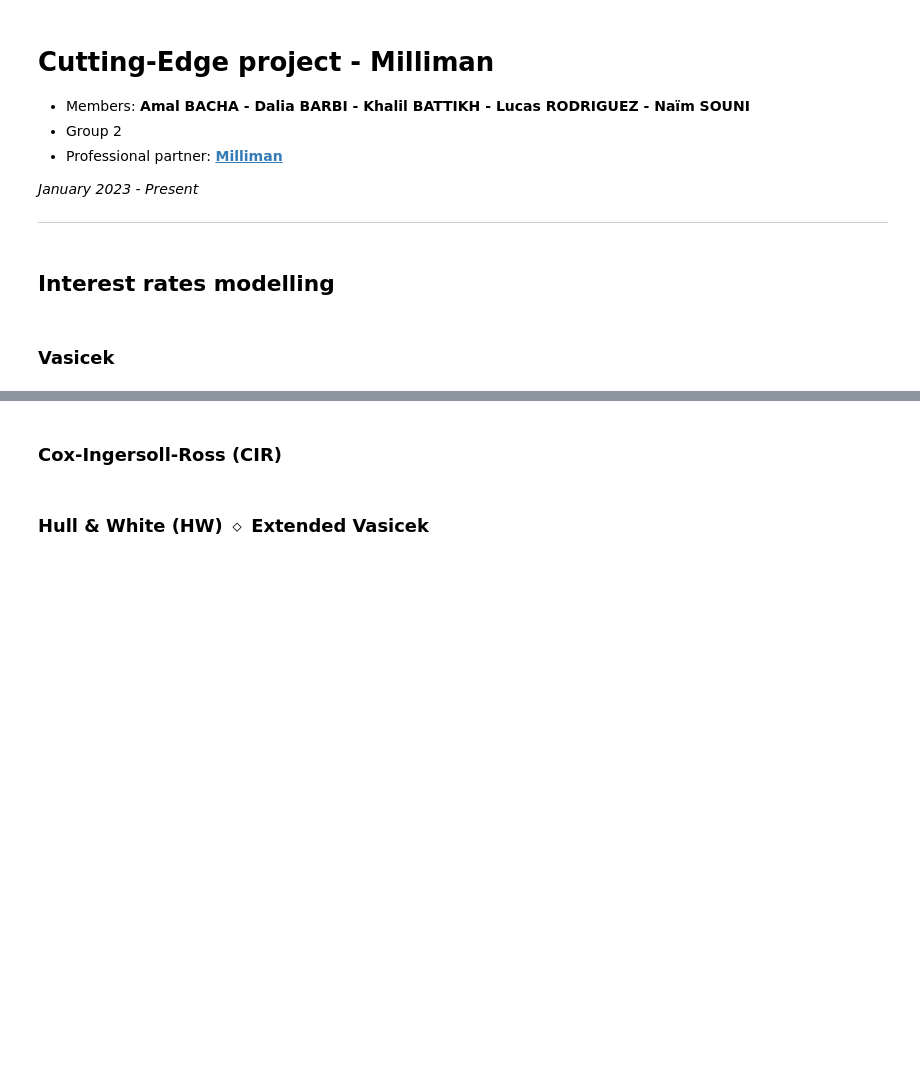
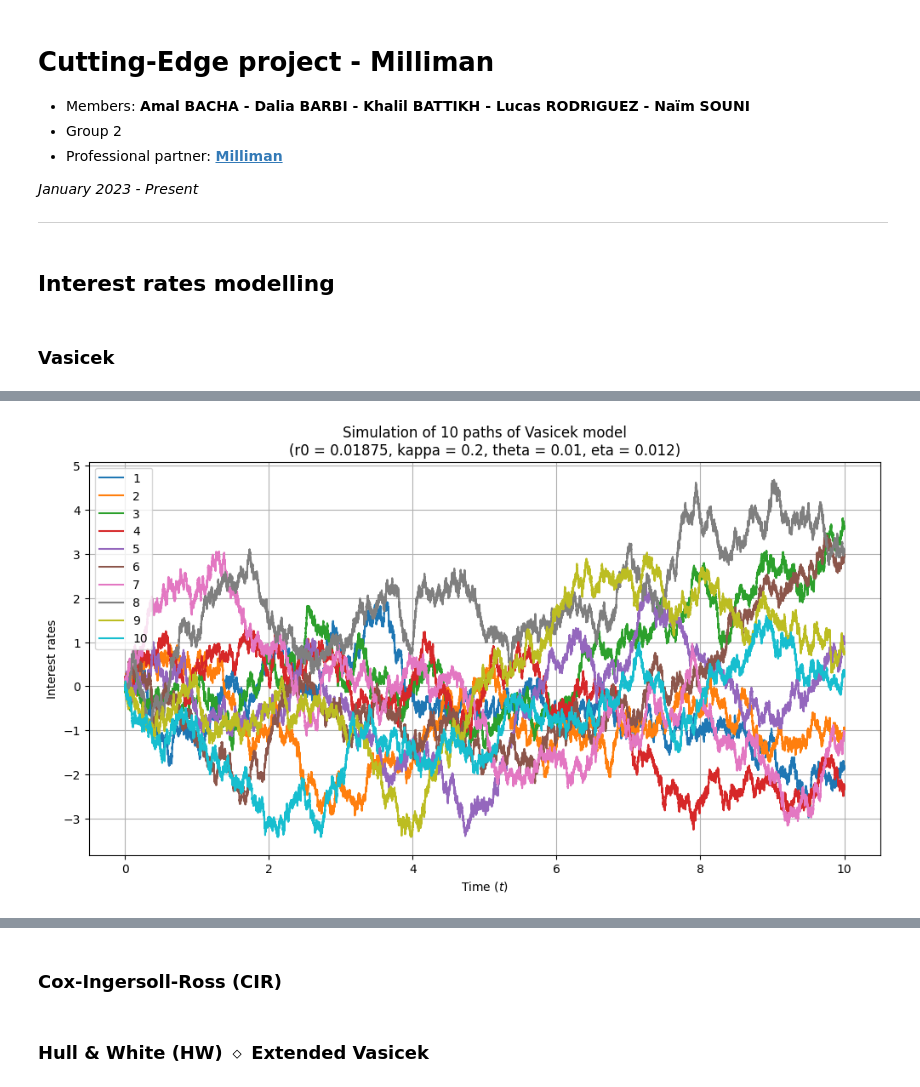
Before and after one commit to lcsrodriguez/CuttingEdge-Milliman, a Jupyter notebook: main.ipynb, the cells around one changed output, grey strips where cells are left out. Saved outputs shown, nothing was run; the diff lists cells and outputs as text; code cells hidden in the pictures; blank space fills up the shorter version.

Commit message:
Adding simulate_paths() function

```diff
--- a/main.ipynb
+++ b/main.ipynb
@@ -73,11 +73,31 @@ class VasicekModel:
 
     def simulate_path(self, scheme: Scheme = Scheme.EULER, **kwargs) -> dict:
         """
+        Function wrapping the 2 available simulators to simulate 1 path
         """
         if scheme == Scheme.EULER:
             return self.simulate_euler(**kwargs)
         return self.simulate_milstein(**kwargs)
 
+    def simulate_paths(self, M: int = 3, scheme: Scheme = Scheme.EULER, **kwargs) -> dict:
+        """
+        Function wrapping the 2 available simulators to simulate several paths
+        """
+        assert M >= 1 and type(M) == int
+
+        res = []
+        for m in range(1, M + 1):
+            if scheme == Scheme.EULER:
+                sim = self.simulate_euler(**kwargs)
+                if m == 1:
+                    res.append(sim["t"])
+                res.append(sim["r"])
+            elif scheme == Scheme.MILSTEIN:
+                sim = self.simulate_euler(**kwargs)
+                if m == 1:
+                    res.append(sim["t"])
+                res.append(sim["r"])
+        return res
 
     def simulate_euler(self,
                        T: float = 1.0,
@@ -156,0 +153,10 @@ _ = OU_processes(1, 1e-4, 6, -0.04, 1e-3, 2e-2, 0.005).plot(figsize=(12, 7))
+# %%
+# Simulation of several trajectories
+NB_TRAJECTORIES = 10
+_ = cast_df(model.simulate_paths(NB_TRAJECTORIES, T = 10)).T.plot(x = 0, y = list(range(1, NB_TRAJECTORIES + 1)), figsize=(12, 6))
+_ = plt.grid()
+_ = plt.xlabel("Time ($t$)")
+_ = plt.ylabel("Interest rates")
+_ = plt.title(f"Simulation of {NB_TRAJECTORIES} paths of Vasicek model\n{model.get_parameter_string()}")
+# %% [output]
+[figure, added]
```
Also changed, not shown: parts of 10 cells of this notebook.
